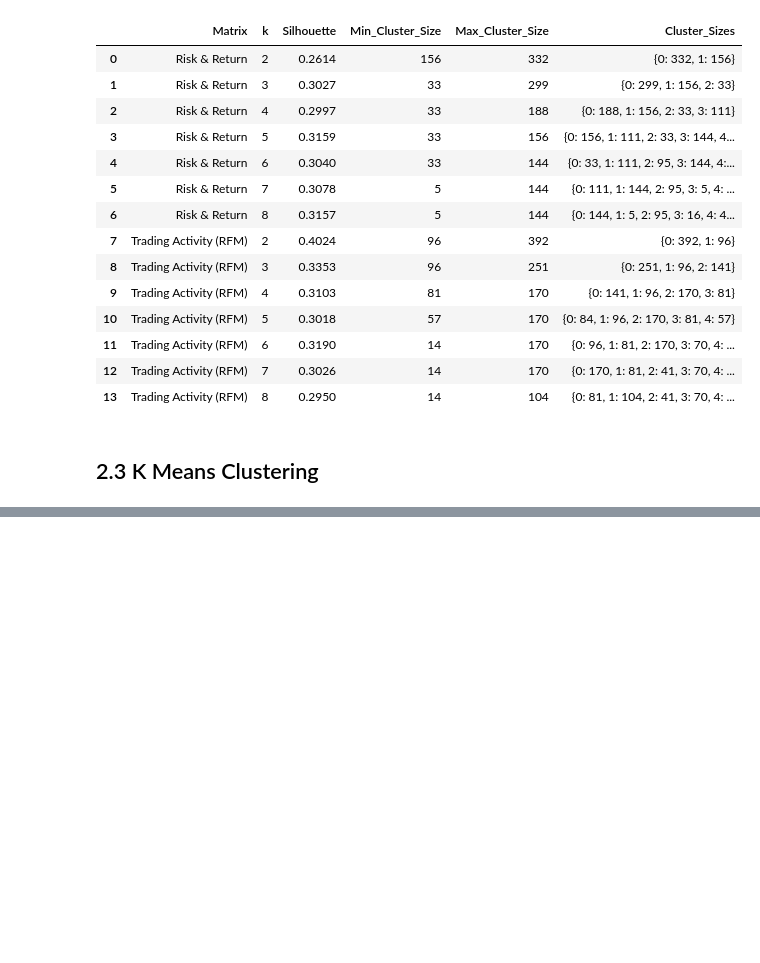
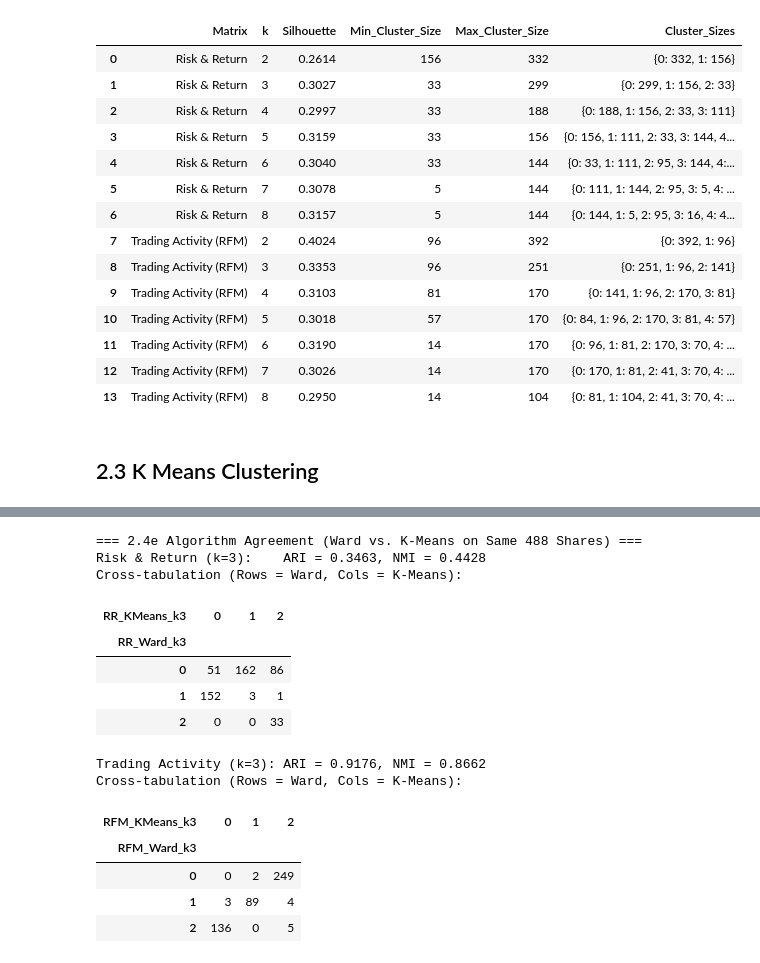
Before and after one commit to Govindu-Sathruwan/CRM-CM-CW1, a Jupyter notebook: CRM_&_CM_CW1.ipynb, the cells around one changed output, grey strips where cells are left out. Saved outputs shown, nothing was run; the diff lists cells and outputs as text; code cells hidden in the pictures; blank space fills up the shorter version.

```diff
--- a/CRM_&_CM_CW1.ipynb
+++ b/CRM_&_CM_CW1.ipynb
@@ -1217,0 +1284,32 @@ display(pd.concat([km_rr_eval, km_rfm_eval], ignore_index=True))
+# %%
+# Algorithm Comparison (Ward vs. K-Means on the exact same 488 shares)
+ari_rr = adjusted_rand_score(cluster_assignments['RR_Ward_k3'], cluster_assignments['RR_KMeans_k3'])
+nmi_rr = normalized_mutual_info_score(cluster_assignments['RR_Ward_k3'], cluster_assignments['RR_KMeans_k3'])
+
+ari_rfm = adjusted_rand_score(cluster_assignments['RFM_Ward_k3'], cluster_assignments['RFM_KMeans_k3'])
+nmi_rfm = normalized_mutual_info_score(cluster_assignments['RFM_Ward_k3'], cluster_assignments['RFM_KMeans_k3'])
+
+print(f"\n=== 2.4e Algorithm Agreement (Ward vs. K-Means on Same 488 Shares) ===")
+print(f"Risk & Return (k=3):    ARI = {ari_rr:.4f}, NMI = {nmi_rr:.4f}")
+print("Cross-tabulation (Rows = Ward, Cols = K-Means):")
+display(pd.crosstab(cluster_assignments['RR_Ward_k3'], cluster_assignments['RR_KMeans_k3']))
+
+print(f"\nTrading Activity (k=3): ARI = {ari_rfm:.4f}, NMI = {nmi_rfm:.4f}")
+print("Cross-tabulation (Rows = Ward, Cols = K-Means):")
+display(pd.crosstab(cluster_assignments['RFM_Ward_k3'], cluster_assignments['RFM_KMeans_k3']))
+# %% [output]
+=== 2.4e Algorithm Agreement (Ward vs. K-Means on Same 488 Shares) ===
+Risk & Return (k=3):    ARI = 0.3463, NMI = 0.4428
+Cross-tabulation (Rows = Ward, Cols = K-Means):
+| RR_KMeans_k3 | 0 | 1 | 2 |
+| RR_Ward_k3 |  |  |  |
+| 0 | 51 | 162 | 86 |
+| 1 | 152 | 3 | 1 |
+| 2 | 0 | 0 | 33 |
+Trading Activity (k=3): ARI = 0.9176, NMI = 0.8662
+Cross-tabulation (Rows = Ward, Cols = K-Means):
+| RFM_KMeans_k3 | 0 | 1 | 2 |
+| RFM_Ward_k3 |  |  |  |
+| 0 | 0 | 2 | 249 |
+| 1 | 3 | 89 | 4 |
+| 2 | 136 | 0 | 5 |
```
Also changed, not shown: parts of 5 cells of this notebook.
